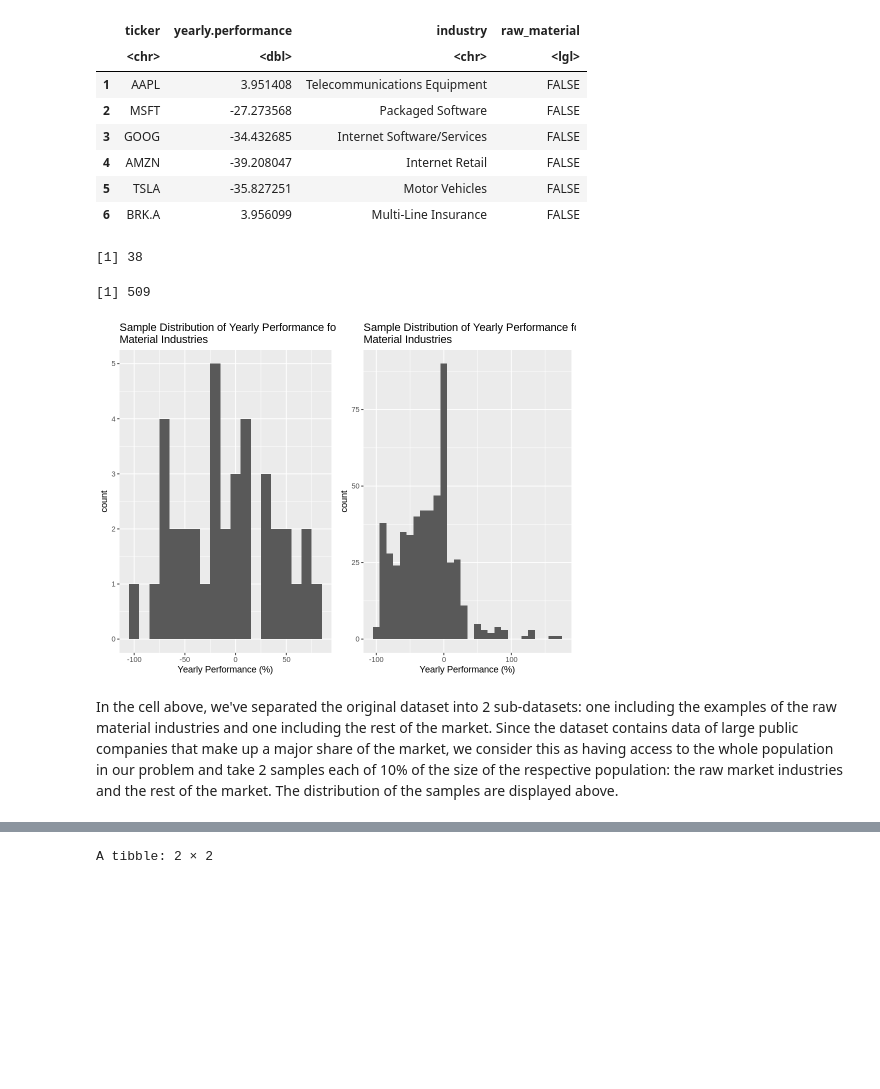
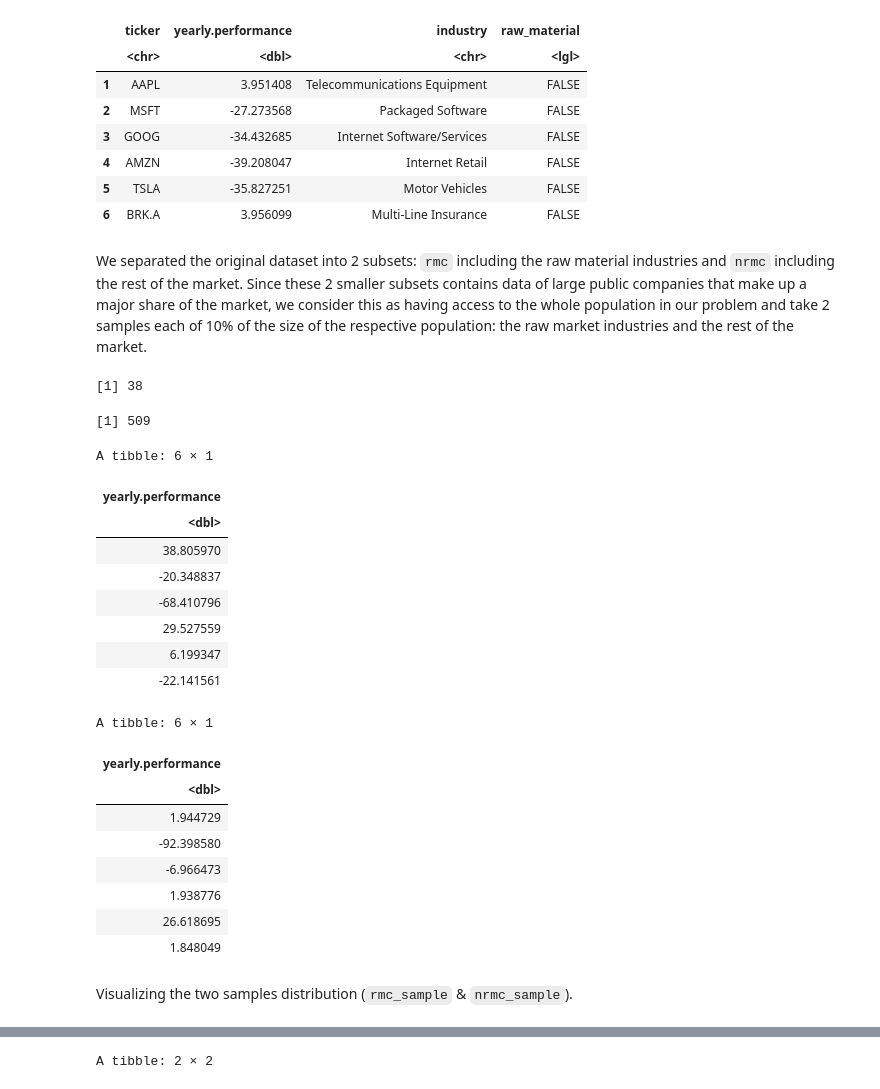
Before and after one commit to lanchiphamm/Stock_Market_Analysis, a Jupyter notebook: group_6.ipynb, the cells around one changed output, grey strips where cells are left out. Saved outputs shown, nothing was run; the diff lists cells and outputs as text; code cells hidden in the pictures; blank space fills up the shorter version.

```diff
--- a/group_6.ipynb
+++ b/group_6.ipynb
@@ -78,6 +79,8 @@ A data.frame: 6 × 4
 | 4 | AMZN | -39.208047 | Internet Retail | FALSE |
 | 5 | TSLA | -35.827251 | Motor Vehicles | FALSE |
 | 6 | BRK.A | 3.956099 | Multi-Line Insurance | FALSE |
+# %% [markdown]
+We separated the original dataset into 2 subsets: `rmc` including the raw material industries and `nrmc` including the rest of the market. Since these 2 smaller subsets contains data of large public companies that make up a major share of the market, we consider this as having access to the whole population in our problem and take 2 samples each of 10% of the size of the respective population: the raw market industries and the rest of the market.
 # %%
 set.seed(9284)
 
@@ -87,54 +90,52 @@ rmc <- df %>%
         select(-raw_material)
 
 # Dataset of the rest of the market
 nrmc <- df %>%
         filter(!raw_material) %>%
         select(-raw_material)
 
 #10% of the population size of raw material industries
 rmc_sample_size<-ceiling(nrow(rmc)*0.1)
 rmc_sample_size
 
 #10% of the population size of the rest of the market
 nrmc_sample_size<-ceiling(nrow(nrmc)*0.1)
 nrmc_sample_size
 
 #Single random sample of raw material industries
 rmc_sample <- rmc |>
     rep_sample_n(size = rmc_sample_size, replace = FALSE) %>%
     ungroup() |>
     select(yearly.performance)
 
 #Single random sample of the rest of the market
 nrmc_sample <- nrmc |>
     rep_sample_n(size = nrmc_sample_size, replace = FALSE) %>%
     ungroup() |>
     select(yearly.performance)
 
-#Plotting Sample distribution of sample
-rmc_sample_dist <- rmc_sample |>
-    ggplot(aes(x = yearly.performance)) +
-    geom_histogram(binwidth=10) +
-    xlab("Yearly Performance (%)") +
-    ggtitle("Sample Distribution of Yearly Performance for Raw Material Industries")
-
-#Plotting Sample distribution of sample
-nrmc_sample_dist <- nrmc_sample |>
-    ggplot(aes(x = yearly.performance)) +
-    geom_histogram(binwidth=10) +
-    xlab("Yearly Performance (%)") +
-    ggtitle("Sample Distribution of Yearly Performance for Non-Raw Material Industries")
-
-#Side-by-side plot
-plot_grid(rmc_sample_dist +
-              labs(title = "Sample Distribution of Yearly Performance for Raw \nMaterial Industries",
-                   xlab = "Yearly Performance (%)"),
-          nrmc_sample_dist +
-              labs(title = "Sample Distribution of Yearly Performance for Non-Raw \nMaterial Industries",
-                   xlab = "Yearly Performance (%)"))
+head(rmc_sample)
+head(nrmc_sample)
 # %% [output]
 [1] 38
 [1] 509
-[figure, removed]
+A tibble: 6 × 1
+| yearly.performance |
+| <dbl> |
+| 38.805970 |
+| -20.348837 |
+| -68.410796 |
+| 29.527559 |
+| 6.199347 |
+| -22.141561 |
+A tibble: 6 × 1
+| yearly.performance |
+| <dbl> |
+| 1.944729 |
+| -92.398580 |
+| -6.966473 |
+| 1.938776 |
+| 26.618695 |
+| 1.848049 |
-# %% [markdown]
-In the cell above, we've separated the original dataset into 2 sub-datasets: one including the examples of the raw material industries and one including the rest of the market. Since the dataset contains data of large public companies that make up a major share of the market, we consider this as having access to the whole population in our problem and take 2 samples each of 10% of the size of the respective population: the raw market industries and the rest of the market. The distribution of the samples are displayed above.
+# %% [markdown]
+Visualizing the two samples distribution (`rmc_sample` & `nrmc_sample`).
```
Also changed, not shown: parts of 9 cells of this notebook.
